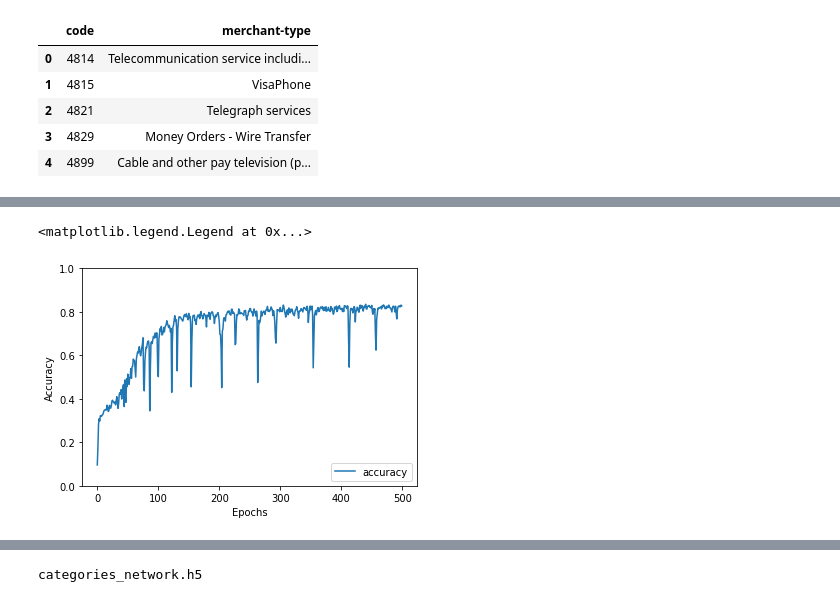
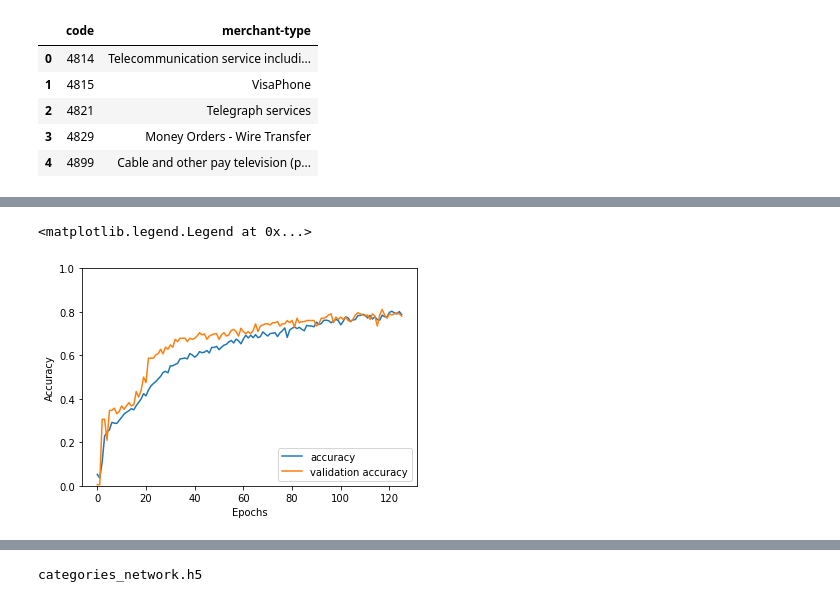
Before and after one commit to aleksat21/pfm_internship_project, a Jupyter notebook: MLTraining/notebooks/transaction_classification.ipynb, the cells around one changed output, grey strips where cells are left out. Saved outputs shown, nothing was run; the diff lists cells and outputs as text; code cells hidden in the pictures.

```diff
--- a/MLTraining/notebooks/transaction_classification.ipynb
+++ b/MLTraining/notebooks/transaction_classification.ipynb
@@ -144,7 +174,7 @@ dataset.head()
 X = dataset.drop('label', axis = 1)
 y = dataset[['label']]
 
-# X_train, X_test, y_train, y_test = train_test_split(X, y, test_size = 0.15, random_state = 42)
+X_train, X_test, y_train, y_test = train_test_split(X, y, test_size = 0.25, random_state = 42)
 # %%
 def build_model(dataset):
   # TODO , nije lepo numerisano
@@ -153,10 +183,11 @@ def build_model(dataset):
   num_parameters = dataset.shape[1] - 1
 
   model = models.Sequential()
-  model.add(layers.Dense(256, activation='relu', input_dim= num_parameters))
+  model.add(layers.Dense(64, activation='relu', input_dim= num_parameters))
+  model.add(layers.Dropout(0.2))
+  model.add(layers.Dense(128, activation='relu'))
+  model.add(layers.Dropout(0.2))
   model.add(layers.Dense(256, activation='relu'))
-  model.add(layers.Dense(512, activation='relu'))
-  model.add(layers.Dense(512, activation='relu'))
   model.add(layers.Dense(num_classes, activation='softmax'))
 
   optimizer = tf.keras.optimizers.Adam()
@@ -196,7 +225,7 @@ checkpoint_filepath = '/content/models'
 model_checkpoint_callback = tf.keras.callbacks.ModelCheckpoint(
     filepath=checkpoint_filepath,
     save_weights_only=True,
-    monitor='accuracy',
+    monitor='val_accuracy',
     mode='max',
     save_best_only=True
 )
@@ -205,11 +236,14 @@ num_classes = categories_data['code'].max() + 1
 epochs = 500
 batch_size = 64
 
-train_labels_cat = tf.keras.utils.to_categorical(y, num_classes)
-# test_labels_cat = tf.keras.utils.to_categorical(y_test, num_classes)
+early_stop = tf.keras.callbacks.EarlyStopping(monitor='val_loss', mode='min', patience = 25)
+
+train_labels_cat = tf.keras.utils.to_categorical(y_train, num_classes)
+test_labels_cat = tf.keras.utils.to_categorical(y_test, num_classes)
 
 
-history = model.fit(X, train_labels_cat, epochs = epochs, batch_size = batch_size, callbacks=[model_checkpoint_callback])
+# add batch size
+history = model.fit(X_train, train_labels_cat, epochs = epochs, batch_size = batch_size, validation_split = 0.2, callbacks=[early_stop, model_checkpoint_callback])
 model.load_weights(checkpoint_filepath)
 # %% [output]
 Epoch 1/500
@@ -233,13 +267,12 @@ Epoch 500/500
 # %%
 # Evaluation
 
 plt.plot(history.history['accuracy'], label='accuracy')
+plt.plot(history.history['val_accuracy'], label='validation accuracy')
 plt.xlabel('Epochs')
 plt.ylabel('Accuracy')
 plt.ylim([0.0, 1])
 plt.legend(loc='lower right')
-
-# test_loss, test_acc = model.evaluate(X_test, test_labels_cat, verbose=2)
 # %% [output]
 <matplotlib.legend.Legend at 0x...>
-[figure, old version]
+[figure, new version]
```
Also changed, not shown: parts of 15 cells of this notebook, 4 other files.
